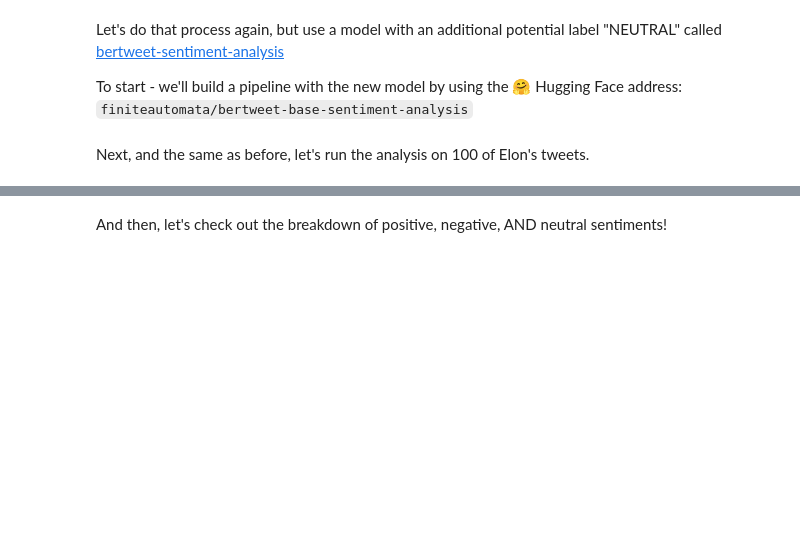
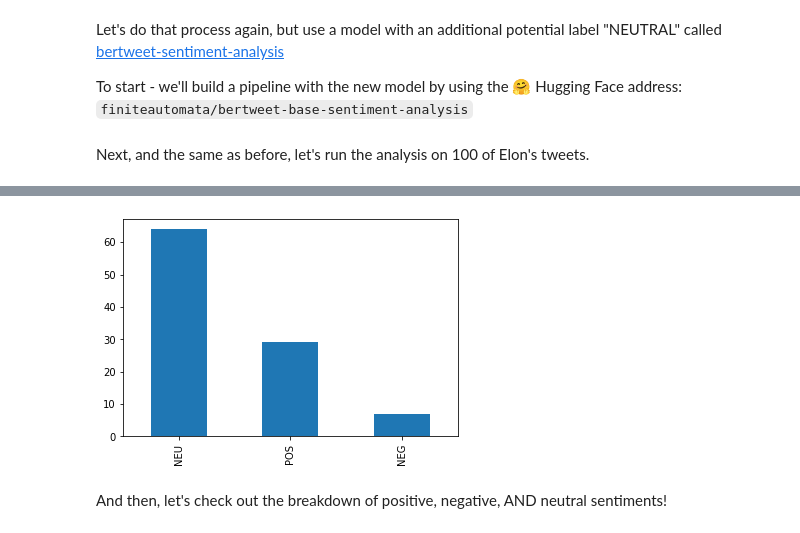
Before and after one commit to curtpond/MLE-10, a Jupyter notebook: assignments/week-02-twitter-sentiment-analysis/nb/analyze-sentiment-twitter.ipynb, the cells around one changed output, grey strips where cells are left out. Drawn from its saved outputs; the diff is of its cells as text; code cells hidden in the pictures; blank space fills up the shorter version.

```diff
--- a/assignments/week-02-twitter-sentiment-analysis/nb/analyze-sentiment-twitter.ipynb
+++ b/assignments/week-02-twitter-sentiment-analysis/nb/analyze-sentiment-twitter.ipynb
@@ -201,3 +201,7 @@ bertweet_pipeline = pipeline(model="finiteautomata/bertweet-base-sentiment-analy
 Next, and the same as before, let's run the analysis on 100 of Elon's tweets.
 # %%
 bert_sentiment = bertweet_pipeline(tweets[0:100])
+# %%
+#Same as before, let's put into a dataframe
+bert_sentiment_df =pd.DataFrame(bert_sentiment)
+bert_sentiment_df.head(10)
@@ -204,3 +220,8 @@ bert_sentiment = bertweet_pipeline(tweets[0:100])
+# %%
+# visualize the results
+bert_sentiment_df['label'].value_counts().plot(kind='bar');
+# %% [output]
+[figure, added]
 # %% [markdown]
 And then, let's check out the breakdown of positive, negative, AND neutral sentiments!
 # %%
```
Also changed, not shown: parts of 8 cells of this notebook.
